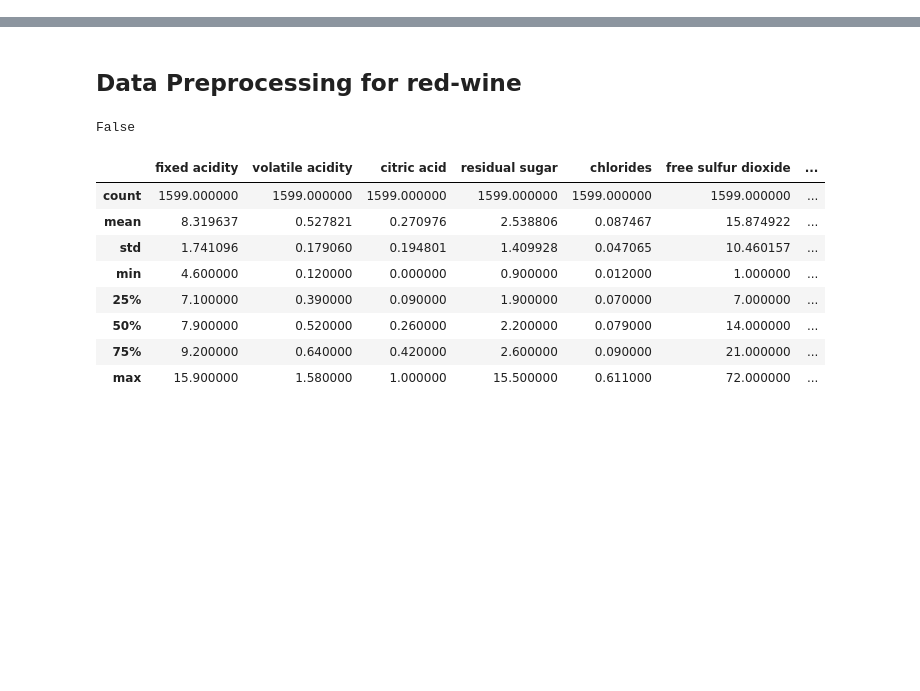
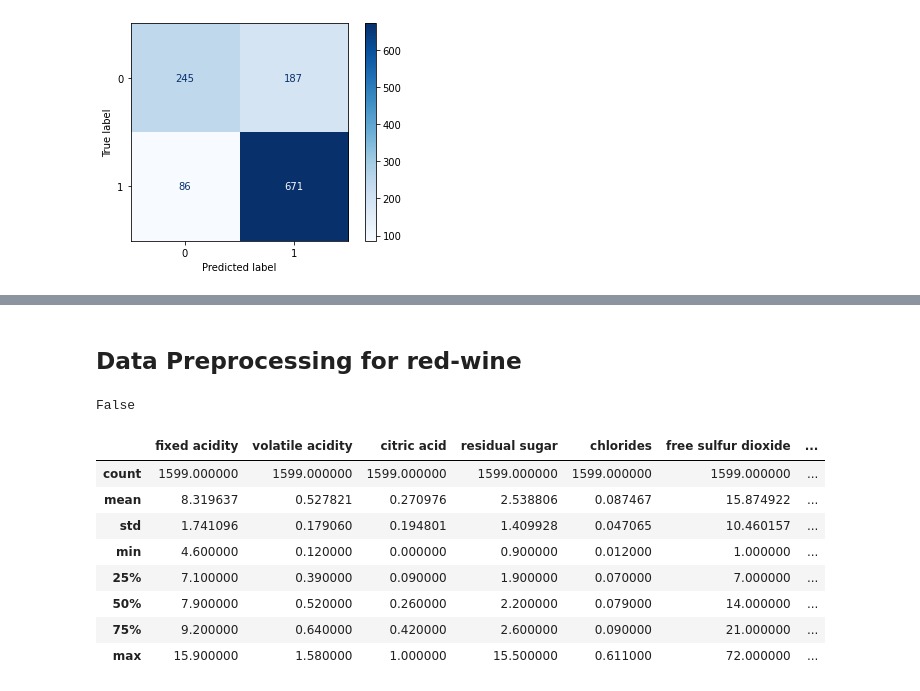
Before and after one commit to varshavamanmurthy/Wine_Quality_Prediction, a Jupyter notebook: Wine_Quality_Prediction_SVM.ipynb, the cells around one changed output, grey strips where cells are left out. Drawn from its saved outputs; the diff is of its cells as text; code cells hidden in the pictures; blank space fills up the shorter version.

```diff
--- a/Wine_Quality_Prediction_SVM.ipynb
+++ b/Wine_Quality_Prediction_SVM.ipynb
@@ -329,0 +147,5 @@ df_red_wine
+# %%
+# For the target variable(quality) we are adding one new column named "quality_rank" and making it "0" for quality between (1-6) and "1" for quality (7&8)
+
+white_new['quality_rank'] = [1 if x >= 6 else 0 for x in white_new['quality']]
+white_new.head()
@@ -329,0 +376,6 @@ df_red_wine
+# %%
+# plotting the confusion matrix
+metrics.plot_confusion_matrix(gridWhiteClf, X_test, y_test, cmap=plt.cm.Blues)
+plt.show()
+# %% [output]
+[figure, added]
```
Also changed, not shown: parts of 155 cells of this notebook, 2 other files.
